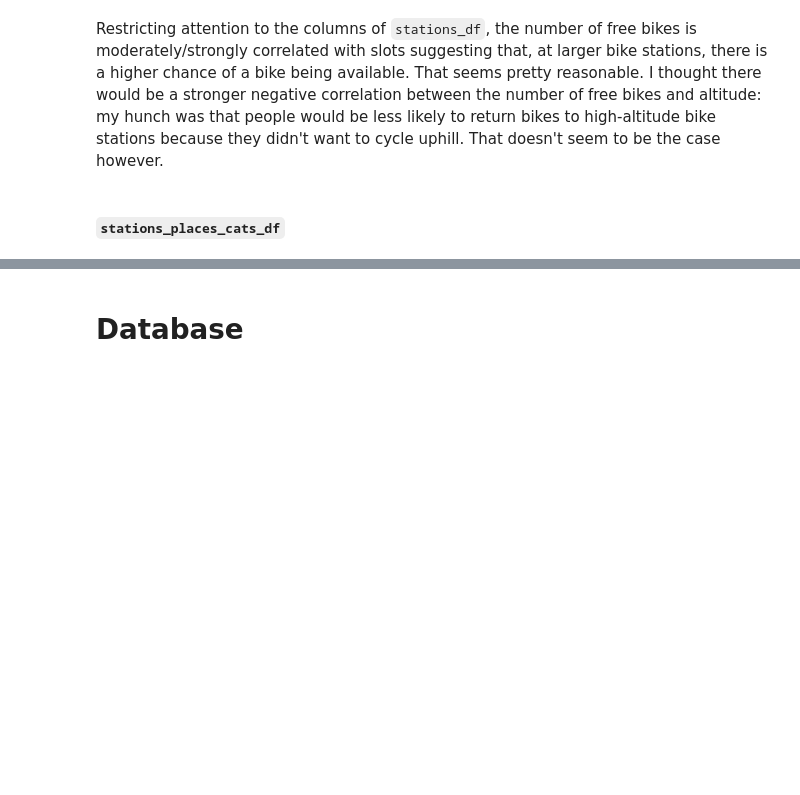
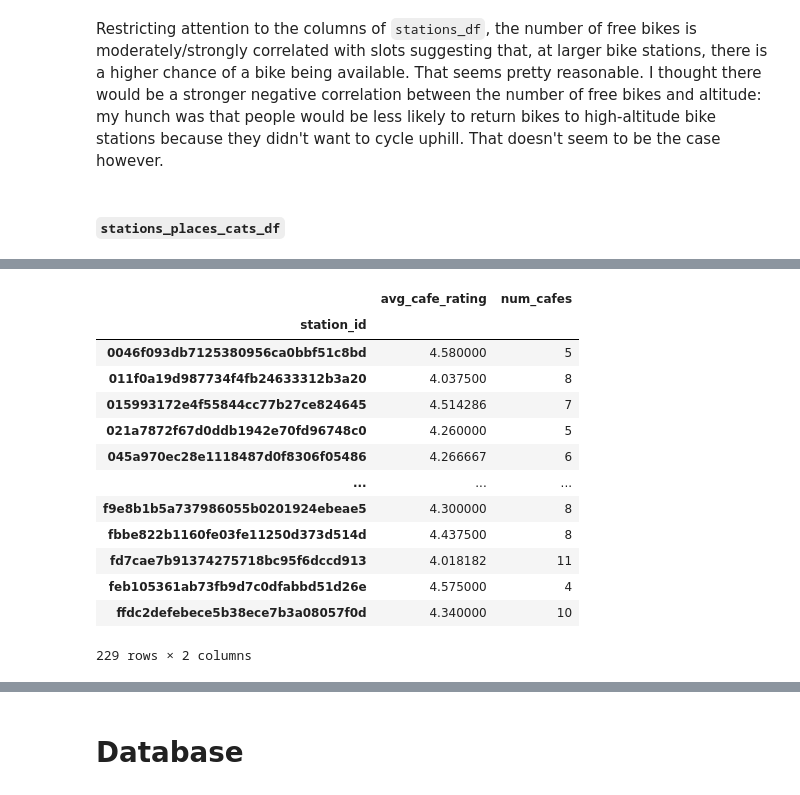
Before and after one commit to harnettd/stat-modelling-with-python, a Jupyter notebook: notebooks/joining_data.ipynb, the cells around one changed output, grey strips where cells are left out. Cells and saved outputs as stored; diff of their text form; code cells hidden in the pictures; blank space fills up the shorter version.

```diff
--- a/notebooks/joining_data.ipynb
+++ b/notebooks/joining_data.ipynb
@@ -181,0 +205,23 @@ Next, I'll look for nontrivial relationships between the number of free bikes at
+# %%
+def is_cafe(category: str) -> bool:
+    """
+    Return True if category corresponds to a cafe, False otherwise.
+
+    Usage examples:
+    >>> is_cafe('coffe & tea')
+    True
+    >>> is_cafe('steakhouse')
+    False
+    """
+    if not isinstance(category, str):
+        return False
+
+    # search terms that indicate a cafe
+    cafes = ['cafe', 'coffee', 'tea']
+
+    # search terms that indicate not a cafe
+    not_cafes = ['steakhouse']
+
+    contains_cafe = any([category.find(c) >= 0 for c in cafes])
+    contains_not_cafe = any([category.find(c) >= 0 for c in not_cafes])
+    return contains_cafe and (not contains_not_cafe)
@@ -181,0 +274,21 @@ Next, I'll look for nontrivial relationships between the number of free bikes at
+# %%
+cafes = tmp[tmp['category_name'].apply(is_cafe)]\
+    .groupby(by='station_id')\
+    .agg({'rating': 'mean', 'category_name': 'count'})
+cafes.columns = ['avg_cafe_rating', 'num_cafes']
+cafes
+# %% [output]
+|  | avg_cafe_rating | num_cafes |
+| station_id |  |  |
+| 0046f093db7125380956ca0bbf51c8bd | 4.580000 | 5 |
+| 011f0a19d987734f4fb24633312b3a20 | 4.037500 | 8 |
+| 015993172e4f55844cc77b27ce824645 | 4.514286 | 7 |
+| 021a7872f67d0ddb1942e70fd96748c0 | 4.260000 | 5 |
+| 045a970ec28e1118487d0f8306f05486 | 4.266667 | 6 |
+| ... | ... | ... |
+| f9e8b1b5a737986055b0201924ebeae5 | 4.300000 | 8 |
+| fbbe822b1160fe03fe11250d373d514d | 4.437500 | 8 |
+| fd7cae7b91374275718bc95f6dccd913 | 4.018182 | 11 |
+| feb105361ab73fb9d7c0dfabbd51d26e | 4.575000 | 4 |
+| ffdc2defebece5b38ece7b3a08057f0d | 4.340000 | 10 |
+229 rows × 2 columns
```
Also changed, not shown: parts of 12 cells of this notebook.
